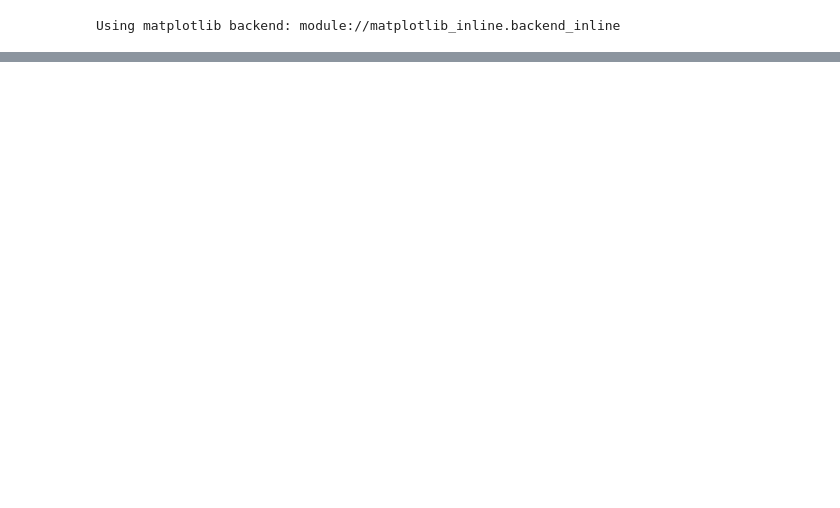
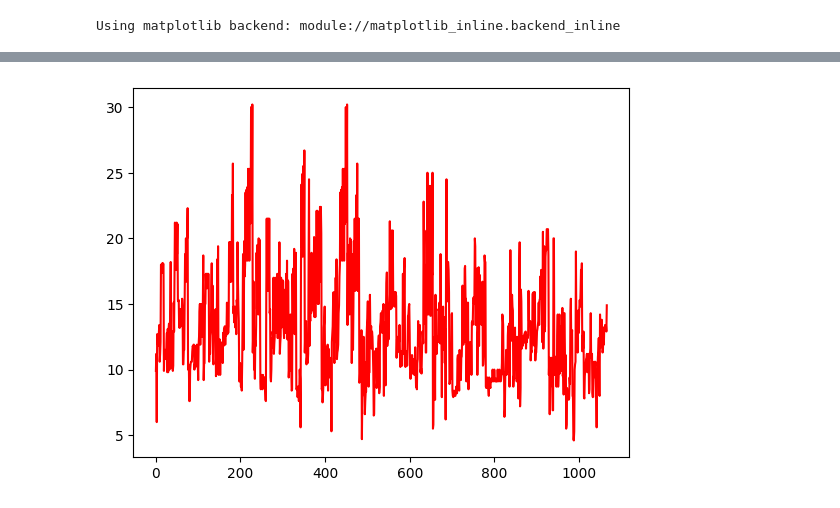
Before and after one commit to Ali-Alinejad/Ai, a Jupyter notebook: matploplib.ipynb, the cells around one changed output, grey strips where cells are left out. Saved outputs shown, nothing was run; the diff lists cells and outputs as text; code cells hidden in the pictures; blank space fills up the shorter version.

```diff
--- a/matploplib.ipynb
+++ b/matploplib.ipynb
@@ -20,3 +20,9 @@ df.describe()
 | 50% | 2014.0 | 3.400000 | 6.000000 | 12.600000 | 8.800000 | 10.900000 | ... |
 | 75% | 2014.0 | 4.300000 | 8.000000 | 15.550000 | 10.850000 | 13.350000 | ... |
 | max | 2014.0 | 8.400000 | 12.000000 | 30.200000 | 20.500000 | 25.800000 | ... |
+# %%
+plt.plot( df.FUELCONSUMPTION_CITY , color='red')
+
+plt.show();
+# %% [output]
+[figure, added]
```
Also changed, not shown: parts of 1 cell of this notebook, 3 other files.
